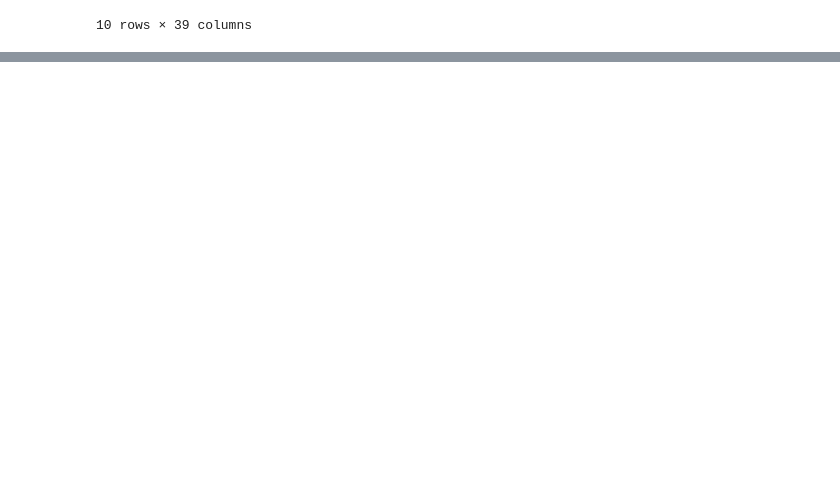
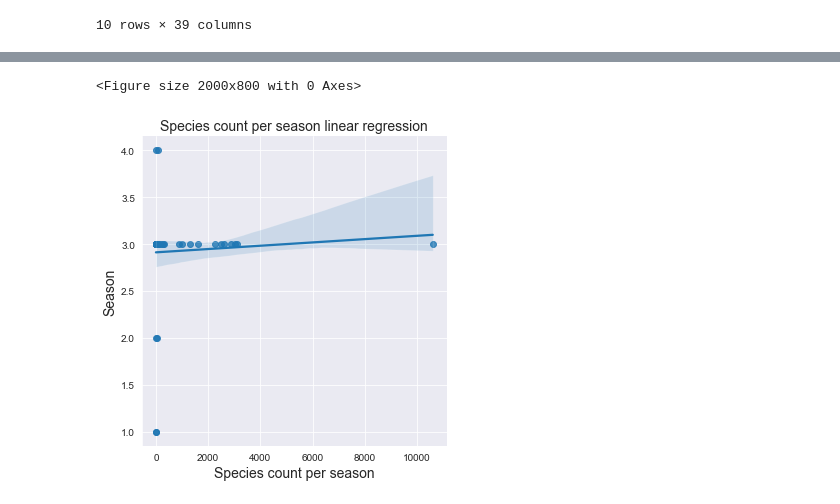
Before and after one commit to AliZ786/COMP-333, a Jupyter notebook: Labs/Lab8/Lab8.ipynb, the cells around one changed output, grey strips where cells are left out. Drawn from its saved outputs; the diff is of its cells as text; code cells hidden in the pictures; blank space fills up the shorter version.

```diff
--- a/Labs/Lab8/Lab8.ipynb
+++ b/Labs/Lab8/Lab8.ipynb
@@ -25,22 +42,20 @@ data.head(10)
 # %%
 def define_season(row):
-    if 'united states' in row['country'].lower() and (row['mo'] == 12 and row['mo'] < 3):
+    if isinstance(row['country'], str) and 'united states' in row['country'].lower() and (row['mo'] == 12 and row['mo'] < 3):
         return 'winter'
-    elif 'united states' in row['country'].lower() and (row['mo'] >= 3 and row['mo'] < 6):
+    elif isinstance(row['country'], str) and 'united states' in row['country'].lower() and (row['mo'] >= 3 and row['mo'] < 6):
         return 'spring'
-    elif 'united states' in row['country'].lower() and (row['mo'] >= 6 and row['mo'] < 9):
+    elif isinstance(row['country'], str) and 'united states' in row['country'].lower() and (row['mo'] >= 6 and row['mo'] < 9):
         return 'summer'
-    elif 'united states' in row['country'].lower() and (row['mo'] >= 9 and row['mo'] < 12):
+    elif isinstance(row['country'], str) and 'united states' in row['country'].lower() and (row['mo'] >= 9 and row['mo'] < 12):
         return 'fall'
-    elif 'australia' in row['country'].lower() and (row['mo'] >= 6 and row['mo'] < 9):
+    elif isinstance(row['country'], str) and 'australia' in row['country'].lower() and (row['mo'] >= 6 and row['mo'] < 9):
         return 'winter'
-    elif 'australia' in row['country'].lower() and (row['mo'] >= 9 and row['mo'] < 12):
+    elif isinstance(row['country'], str) and 'australia' in row['country'].lower() and (row['mo'] >= 9 and row['mo'] < 12):
         return 'spring'
-    elif 'australia' in row['country'].lower() and (row['mo'] == 12 and row['mo'] < 3):
+    elif isinstance(row['country'], str) and 'australia' in row['country'].lower() and (row['mo'] == 12 and row['mo'] < 3):
         return 'summer'
-    elif 'australia' in row['country'].lower() and (row['mo'] >= 3 and row['mo'] < 6):
+    elif isinstance(row['country'], str) and 'australia' in row['country'].lower() and (row['mo'] >= 3 and row['mo'] < 6):
         return 'fall'
     else:
         return 'summer'
-
-data['seasons'] = data.apply(lambda row: define_season(row), axis=1)
@@ -48,0 +80,6 @@ AttributeError: 'float' object has no attribute 'lower'
+# %%
+# Group the data by season and species, and count the number of occurrences
+species_count = data.groupby(['seasons', 'species']).size().reset_index(name='species_count_per_season')
+
+# Merge the counts back into the original DataFrame
+data = pd.merge(data, species_count, on=['seasons', 'species'], how='left')
@@ -48,0 +102,23 @@ AttributeError: 'float' object has no attribute 'lower'
+# %%
+# Create a dictionary to map seasons to numeric values
+season_map = {'winter': 1, 'spring': 2, 'summer': 3, 'fall': 4}
+
+# Apply the mapping to the season column
+species_count['season_num'] = species_count['seasons'].map(season_map)
+
+# Set the figure size
+plt.figure(figsize=(20, 8), dpi=100)
+
+# Create a linear regression plot
+sns.lmplot(x='species_count_per_season', y='season_num', data=species_count)
+
+# Set plot title and axis labels
+plt.title("Species count per season linear regression", fontdict={'size': 14})
+plt.xlabel("Species count per season", fontdict={'size': 14})
+plt.ylabel("Season", fontdict={'size': 14})
+
+# Show the plot
+plt.show()
+# %% [output]
+<Figure size 2000x800 with 0 Axes>
+[figure, added]
```
Also changed, not shown: parts of 6 cells of this notebook.
